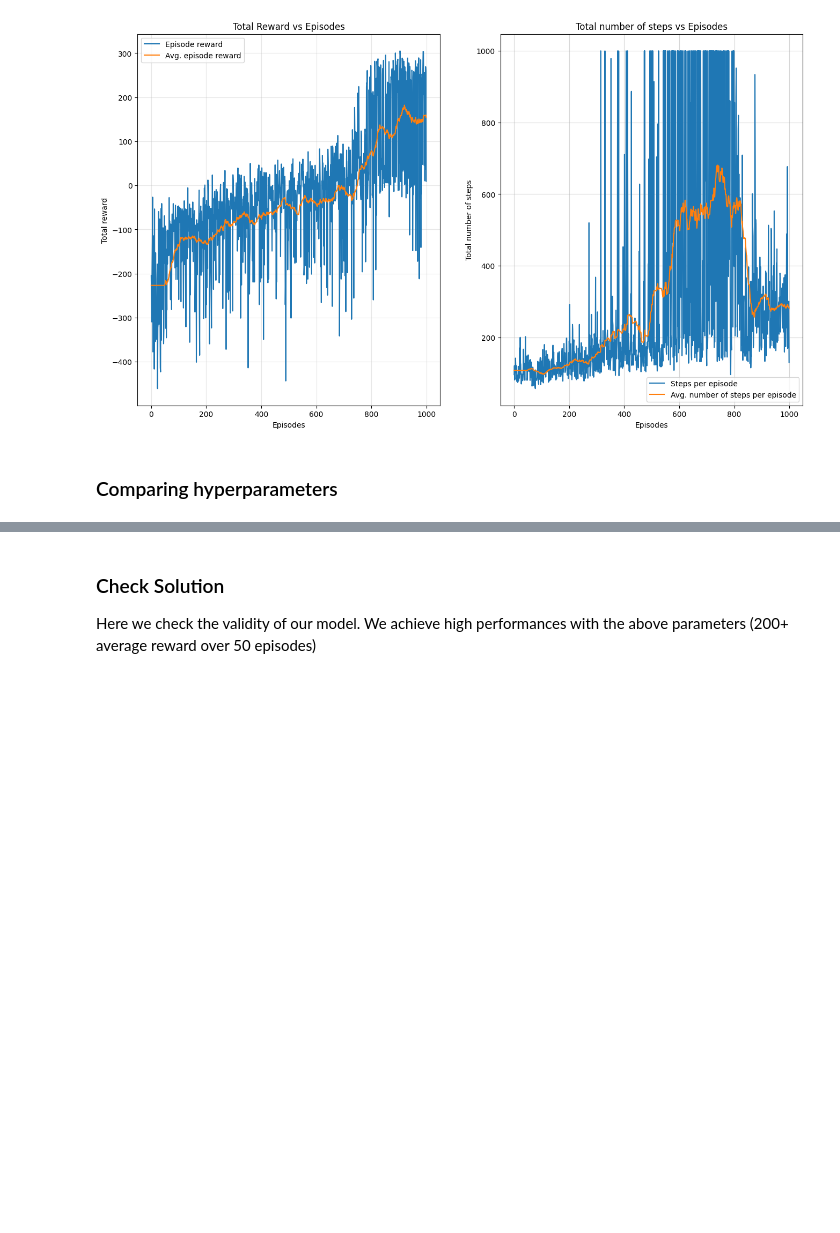
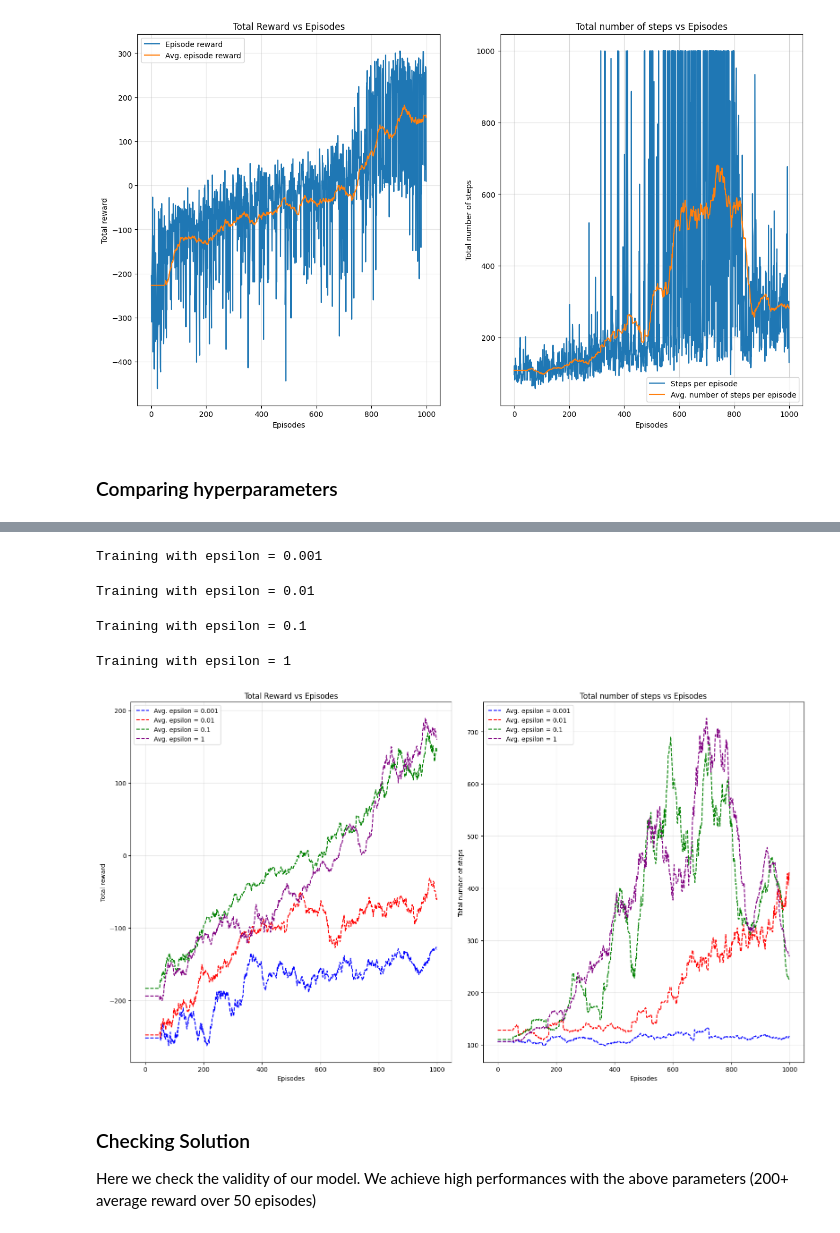
Before and after one commit to ClementLptr/LunarLander-RL-Project, a Jupyter notebook: PPO solution Cyrielle.ipynb, the cells around one changed output, grey strips where cells are left out. Saved outputs shown, nothing was run; the diff lists cells and outputs as text; code cells hidden in the pictures; blank space fills up the shorter version.

```diff
--- a/PPO solution Cyrielle.ipynb
+++ b/PPO solution Cyrielle.ipynb
@@ -378,5 +404,15 @@ plot_multiple_training_results(training_results)
+# %%
+# compare epsilons
+training_results = compareEpsilons()
+plot_multiple_training_results(training_results, 50, 'epsilon')
+# %% [output]
+Training with epsilon = 0.001
+Training with epsilon = 0.01
+Training with epsilon = 0.1
+Training with epsilon = 1
+[figure, added]
 # %% [markdown]
-### Check Solution
+### Checking Solution
 
 Here we check the validity of our model. We achieve high performances with the above parameters (200+ average reward over 50 episodes)
 # %%
```
Also changed, not shown: parts of 13 cells of this notebook.
